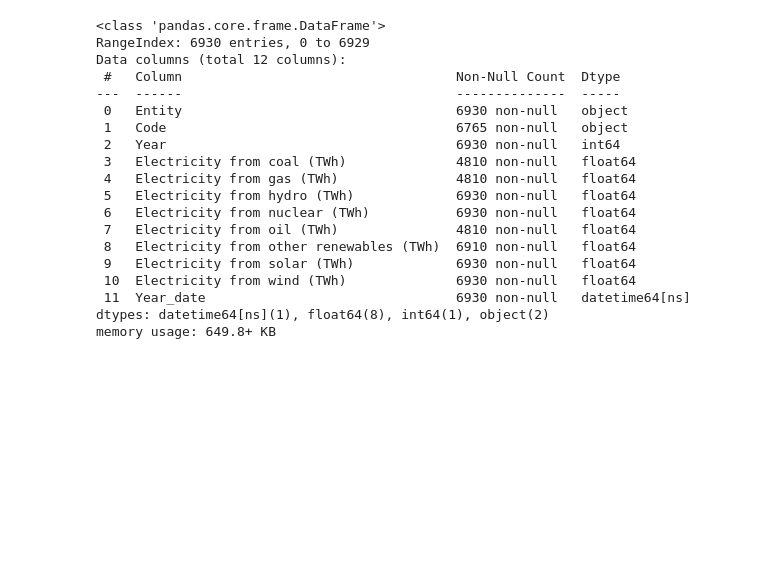
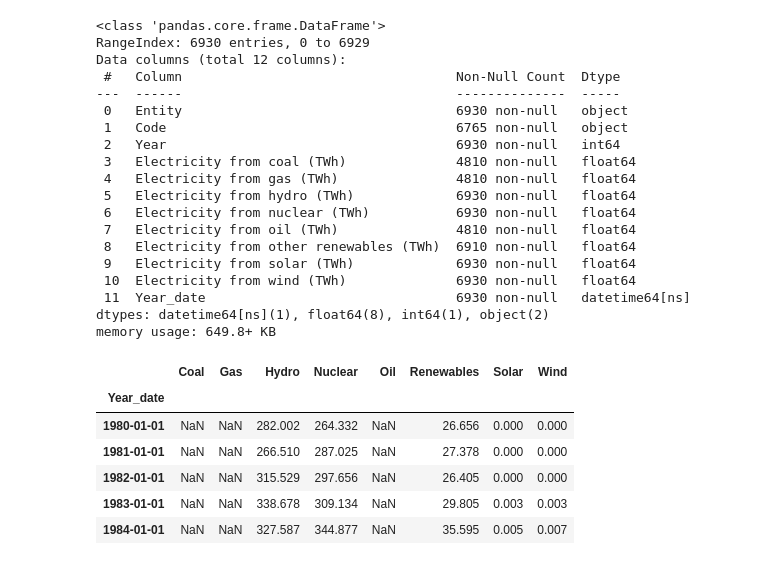
Before and after one commit to hsopel/NSS-Capstone, a Jupyter notebook: notebook/global_wind.ipynb, the cells around one changed output. Drawn from its saved outputs; the diff is of its cells as text; code cells hidden in the pictures; blank space fills up the shorter version.

```diff
--- a/notebook/global_wind.ipynb
+++ b/notebook/global_wind.ipynb
@@ -343,0 +344,18 @@ elec.to_csv('../data/electricity_us.csv')
+# %%
+elec = elec[elec['Year'] >= 1980]
+# %%
+elec = elec.drop(columns = ['Entity', 'Code', 'Year'])
+# %%
+elec = elec.set_index('Year_date')
+# %%
+elec.columns = [['Coal', 'Gas', 'Hydro', 'Nuclear', 'Oil', 'Renewables', 'Solar', 'Wind']]
+# %%
+elec.head()
+# %% [output]
+|  | Coal | Gas | Hydro | Nuclear | Oil | Renewables | Solar | Wind |
+| Year_date |  |  |  |  |  |  |  |  |
+| 1980-01-01 | NaN | NaN | 282.002 | 264.332 | NaN | 26.656 | 0.000 | 0.000 |
+| 1981-01-01 | NaN | NaN | 266.510 | 287.025 | NaN | 27.378 | 0.000 | 0.000 |
+| 1982-01-01 | NaN | NaN | 315.529 | 297.656 | NaN | 26.405 | 0.000 | 0.000 |
+| 1983-01-01 | NaN | NaN | 338.678 | 309.134 | NaN | 29.805 | 0.003 | 0.003 |
+| 1984-01-01 | NaN | NaN | 327.587 | 344.877 | NaN | 35.595 | 0.005 | 0.007 |
```
Also changed, not shown: parts of 8 cells of this notebook, 24 other files.
